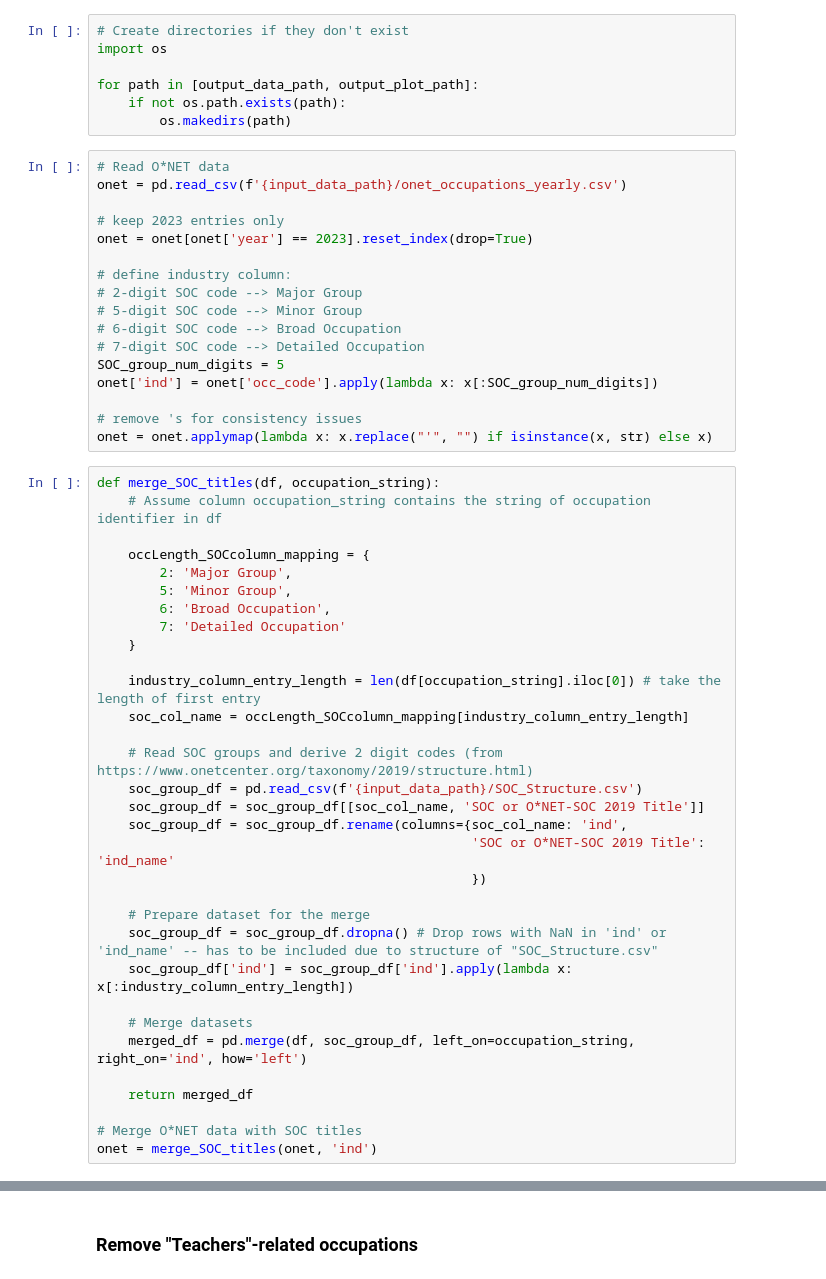
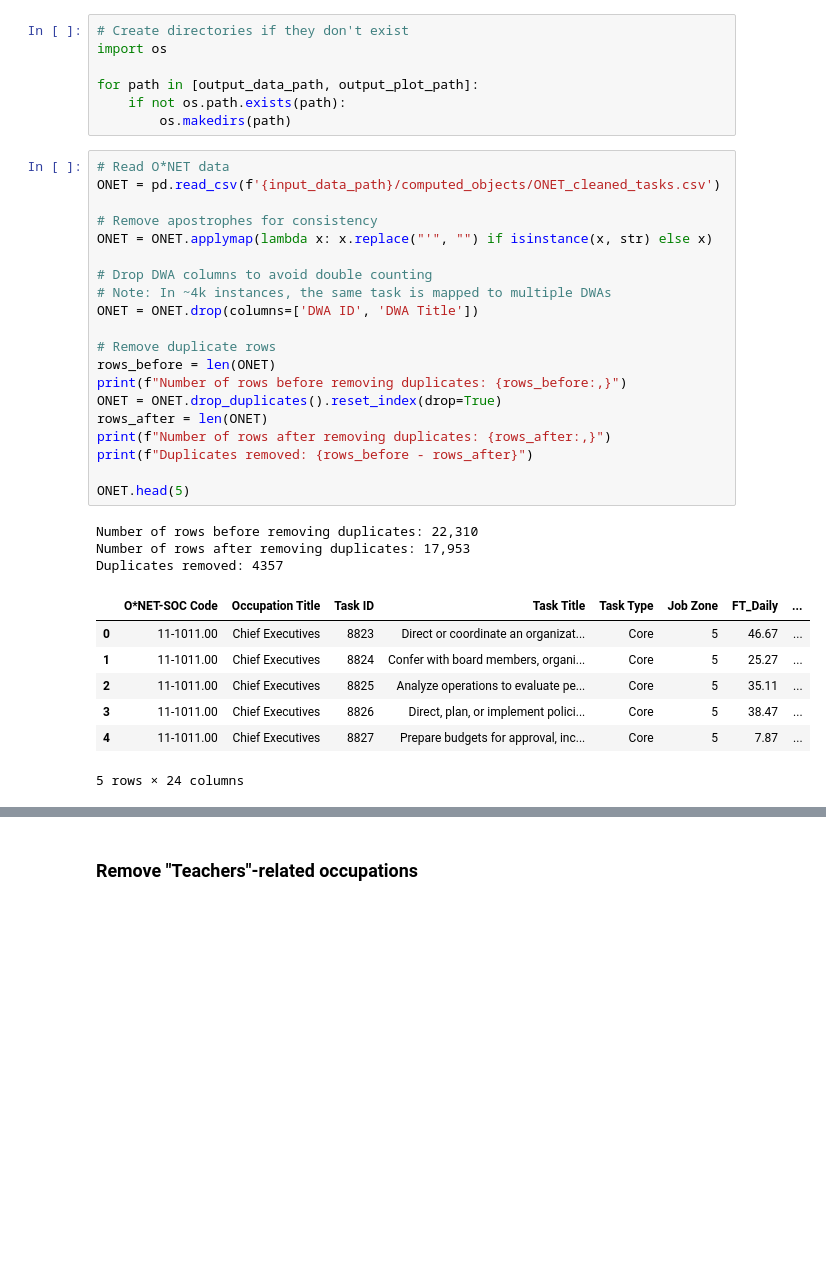
Before and after one commit to johnjosephhorton/rubin, a Jupyter notebook: agentic_ai/onet_gpt_exposure.ipynb, the cells around one changed output, grey strips where cells are left out. Saved outputs shown, nothing was run; the diff lists cells and outputs as text; blank space fills up the shorter version.

```diff
--- a/agentic_ai/onet_gpt_exposure.ipynb
+++ b/agentic_ai/onet_gpt_exposure.ipynb
@@ -36,50 +36,32 @@ for path in [output_data_path, output_plot_path]:
         os.makedirs(path)
 # %%
 # Read O*NET data
-onet = pd.read_csv(f'{input_data_path}/onet_occupations_yearly.csv')
+ONET = pd.read_csv(f'{input_data_path}/computed_objects/ONET_cleaned_tasks.csv')
 
-# keep 2023 entries only
-onet = onet[onet['year'] == 2023].reset_index(drop=True)
+# Remove apostrophes for consistency
+ONET = ONET.applymap(lambda x: x.replace("'", "") if isinstance(x, str) else x)
 
-# define industry column:
-# 2-digit SOC code --> Major Group
-# 5-digit SOC code --> Minor Group
-# 6-digit SOC code --> Broad Occupation
-# 7-digit SOC code --> Detailed Occupation
-SOC_group_num_digits = 5
-onet['ind'] = onet['occ_code'].apply(lambda x: x[:SOC_group_num_digits])
+# Drop DWA columns to avoid double counting
+# Note: In ~4k instances, the same task is mapped to multiple DWAs
+ONET = ONET.drop(columns=['DWA ID', 'DWA Title'])
 
-# remove 's for consistency issues
-onet = onet.applymap(lambda x: x.replace("'", "") if isinstance(x, str) else x)
+# Remove duplicate rows
+rows_before = len(ONET)
+print(f"Number of rows before removing duplicates: {rows_before:,}")
+ONET = ONET.drop_duplicates().reset_index(drop=True)
+rows_after = len(ONET)
+print(f"Number of rows after removing duplicates: {rows_after:,}")
+print(f"Duplicates removed: {rows_before - rows_after}")
+
+ONET.head(5)
+# %% [output]
+Number of rows before removing duplicates: 22,310
+Number of rows after removing duplicates: 17,953
+Duplicates removed: 4357
+|  | O*NET-SOC Code | Occupation Title | Task ID | Task Title | Task Type | Job Zone | FT_Daily | ... |
+| 0 | 11-1011.00 | Chief Executives | 8823 | Direct or coordinate an organizat... | Core | 5 | 46.67 | ... |
+| 1 | 11-1011.00 | Chief Executives | 8824 | Confer with board members, organi... | Core | 5 | 25.27 | ... |
+| 2 | 11-1011.00 | Chief Executives | 8825 | Analyze operations to evaluate pe... | Core | 5 | 35.11 | ... |
+| 3 | 11-1011.00 | Chief Executives | 8826 | Direct, plan, or implement polici... | Core | 5 | 38.47 | ... |
+| 4 | 11-1011.00 | Chief Executives | 8827 | Prepare budgets for approval, inc... | Core | 5 | 7.87 | ... |
+5 rows × 24 columns
-# %%
-def merge_SOC_titles(df, occupation_string):
-    # Assume column occupation_string contains the string of occupation identifier in df
-
-    occLength_SOCcolumn_mapping = {
-        2: 'Major Group',
-        5: 'Minor Group',
-        6: 'Broad Occupation',
-        7: 'Detailed Occupation'
-    }
-
-    industry_column_entry_length = len(df[occupation_string].iloc[0]) # take the length of first entry
-    soc_col_name = occLength_SOCcolumn_mapping[industry_column_entry_length]
-
-    # Read SOC groups and derive 2 digit codes (from https://www.onetcenter.org/taxonomy/2019/structure.html)
-    soc_group_df = pd.read_csv(f'{input_data_path}/SOC_Structure.csv')
-    soc_group_df = soc_group_df[[soc_col_name, 'SOC or O*NET-SOC 2019 Title']]
-    soc_group_df = soc_group_df.rename(columns={soc_col_name: 'ind',
-                                                'SOC or O*NET-SOC 2019 Title': 'ind_name'
-                                                })
-
-    # Prepare dataset for the merge
-    soc_group_df = soc_group_df.dropna() # Drop rows with NaN in 'ind' or 'ind_name' -- has to be included due to structure of "SOC_Structure.csv"
-    soc_group_df['ind'] = soc_group_df['ind'].apply(lambda x: x[:industry_column_entry_length])
-
-    # Merge datasets
-    merged_df = pd.merge(df, soc_group_df, left_on=occupation_string, right_on='ind', how='left')
-
-    return merged_df
-
-# Merge O*NET data with SOC titles
-onet = merge_SOC_titles(onet, 'ind')
```
Also changed, not shown: parts of 15 cells of this notebook.
